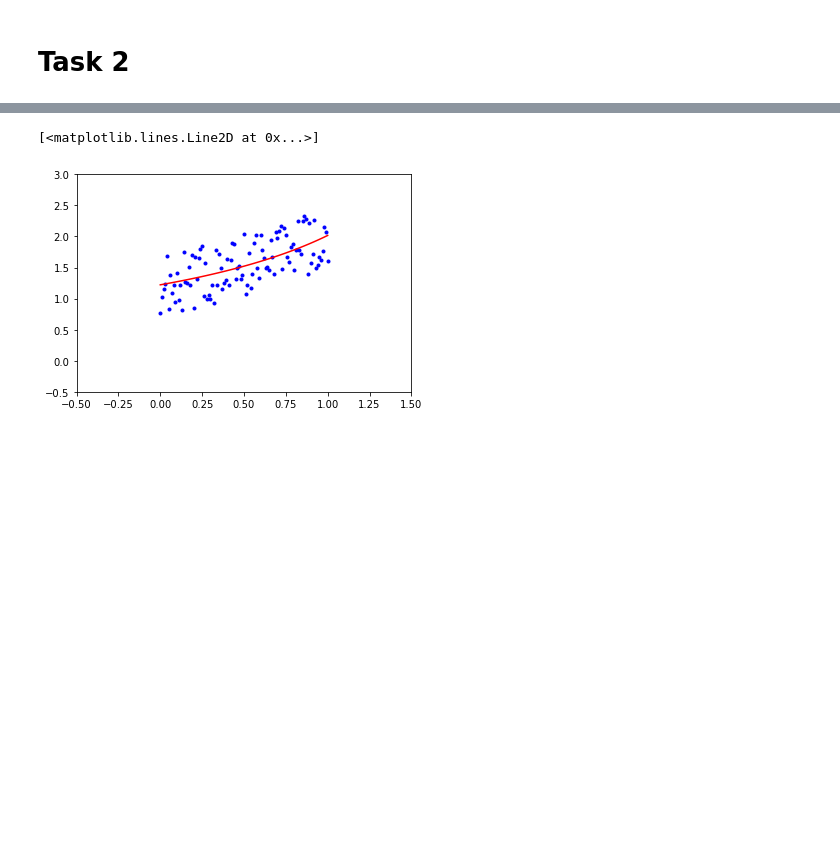
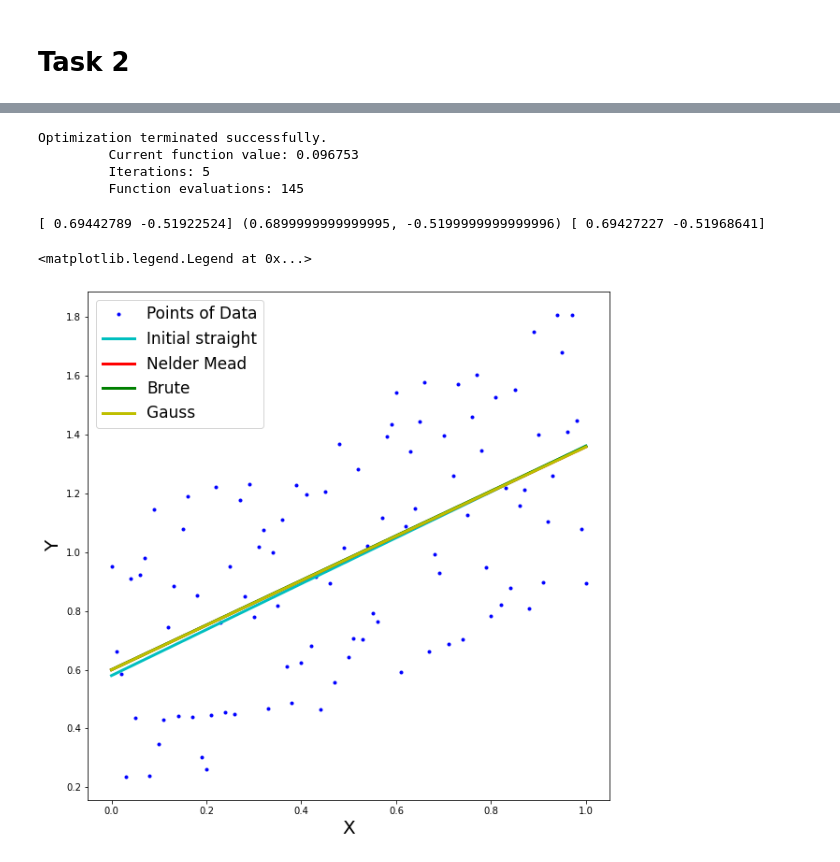
Before and after one commit to vvbark/algorithms-2021-labs, a Jupyter notebook: laboratory_2.ipynb, the cells around one changed output, grey strips where cells are left out. Cells and saved outputs as stored; diff of their text form; code cells hidden in the pictures; blank space fills up the shorter version.

```diff
--- a/laboratory_2.ipynb
+++ b/laboratory_2.ipynb
@@ -190,0 +219,2 @@ Optimization terminated successfully.
+# %%
+opt_lin_2 = brute_2d(least_squares, limits=((-10, 10), (-10, 10)), eps=0.01)
@@ -209,8 +240,0 @@ plt.plot(x, f_linear(x, opt_lin_1.x[0], opt_lin_1.x[1]), 'r')
-# %%
-plt.plot(x, y, '.b')
-plt.xlim(-0.5, 1.5)
-plt.ylim(-0.5, 3)
-plt.plot(x, f_rational(x, opt_rat_1.x[0], opt_rat_1.x[1]), 'r')
-# %% [output]
-[<matplotlib.lines.Line2D at 0x...>]
-[figure, removed]
@@ -216,0 +243,32 @@ plt.plot(x, f_rational(x, opt_rat_1.x[0], opt_rat_1.x[1]), 'r')
+# %%
+opt_rat_3 = optimize.fmin_powell(least_squares, (1, 1))
+# %% [output]
+Optimization terminated successfully.
+         Current function value: 0.096753
+         Iterations: 5
+         Function evaluations: 145
+# %%
+print(opt_rat_3, opt_rat_2[0], opt_rat_1.x)
+# %% [output]
+[ 0.69442789 -0.51922524] (0.6899999999999995, -0.5199999999999996) [ 0.69427227 -0.51968641]
+# %%
+random.seed(999)
+a, b = random.random(), random.random()
+
+max_x = 100
+
+x = np.array([k / 100 for k in np.arange(0, max_x + 1, 1)])
+y = np.array([a * x[k] + b for k in range(len(x))])
+# %%
+plt.figure(figsize=(10,10))
+plt.plot(x, y, '.b', label="Points of Data")
+plt.xlabel("X", fontsize=20)
+plt.ylabel("Y", fontsize=20)
+plt.plot(x, a * x + b + 0.5, 'c', label="Initial straight", linewidth=3)
+plt.plot(x, f_linear(x, opt_lin_1.x[0], opt_lin_1.x[1]), 'r', label="Nelder Mead", linewidth=3)
+plt.plot(x, f_linear(x, opt_lin_2[0][0], opt_lin_2[0][1]), 'g', label="Brute", linewidth=3)
+plt.plot(x, f_linear(x, opt_lin_3[0], opt_lin_3[1]), 'y', label="Gauss", linewidth=3)
+plt.legend(fontsize=17)
+# %% [output]
+<matplotlib.legend.Legend at 0x...>
+[figure, added]
```
Also changed, not shown: parts of 15 cells of this notebook.
